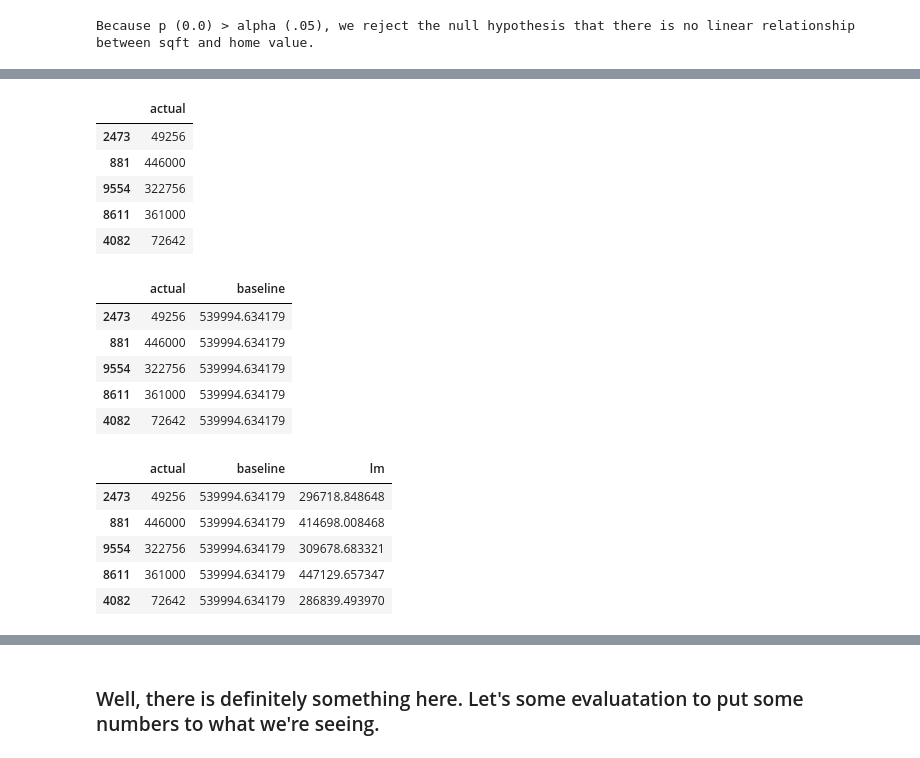
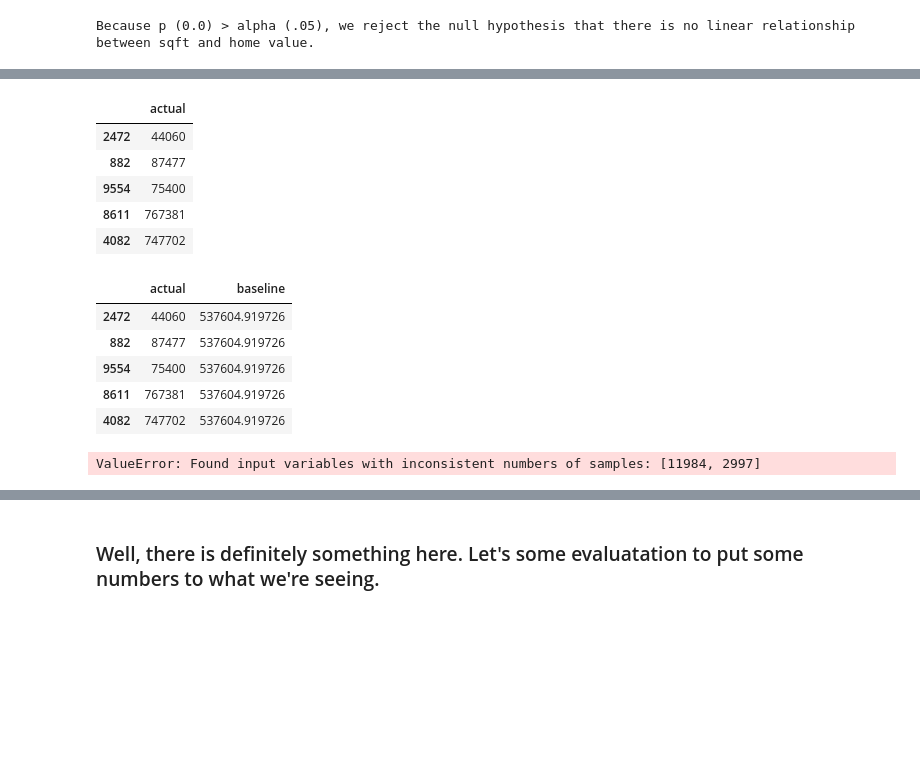
Before and after one commit to chasethompson/Home-Value-Estimator, a Jupyter notebook: zillow_project.ipynb, the cells around one changed output, grey strips where cells are left out. Cells and saved outputs as stored; diff of their text form; code cells hidden in the pictures; blank space fills up the shorter version.

Commit message:
made changes to the home value notebook

```diff
--- a/zillow_project.ipynb
+++ b/zillow_project.ipynb
@@ -499,30 +512,42 @@ Map(configuration={'api_key': None}, data_bounds=[(33.470286350631035, -118.9136
 # %%
 # first I want to create dataframe to contain our actual values and model performance
 
-predictions_train=pd.DataFrame({'actual':y_train.home_value})
+prediction_train=pd.DataFrame({'actual':y_train.home_value})
 # %%
-predictions_train.head()
+prediction_train.head()
 # %% [output]
 |  | actual |
-| 2473 | 49256 |
-| 881 | 446000 |
-| 9554 | 322756 |
-| 8611 | 361000 |
-| 4082 | 72642 |
+| 2472 | 44060 |
+| 882 | 87477 |
+| 9554 | 75400 |
+| 8611 | 767381 |
+| 4082 | 747702 |
 # %%
-# we will create a baseline, so we have something to measure model performance against
+# we will create a baseline, so we have something to measure our models performance against
+# this will be a mean of the values found in the data
 
 baseline_train = np.array([y_train.mean()[0]]*len(y_train))
-predictions_train['baseline'] = baseline_train
+prediction_train['baseline'] = baseline_train
 # %%
-predictions_train.head()
+prediction_train.head()
 # %% [output]
 |  | actual | baseline |
-| 2473 | 49256 | 539994.634179 |
-| 881 | 446000 | 539994.634179 |
-| 9554 | 322756 | 539994.634179 |
-| 8611 | 361000 | 539994.634179 |
-| 4082 | 72642 | 539994.634179 |
+| 2472 | 44060 | 537604.919726 |
+| 882 | 87477 | 537604.919726 |
+| 9554 | 75400 | 537604.919726 |
+| 8611 | 767381 | 537604.919726 |
+| 4082 | 747702 | 537604.919726 |
+# %%
+# our first model will be bathrooms by themselves
+
+X_lm1 = trained_scaled[['bathrooms']]
+y_lm1 = test_scaled
+
+lm = LinearRegression()
+lm.fit(X_lm1, y_lm1)
+prediction_train['lm_bathrooms'] = lm.predict(X_lm1)
+# %% [output]
+ValueError: Found input variables with inconsistent numbers of samples: [11984, 2997]
 # %%
 lm = LinearRegression()
 
@@ -533,13 +558,6 @@ lm_predictions=lm.predict(X_train)
 predictions_train['lm']= lm_predictions
 # %%
 predictions_train.head()
-# %% [output]
-|  | actual | baseline | lm |
-| 2473 | 49256 | 539994.634179 | 296718.848648 |
-| 881 | 446000 | 539994.634179 | 414698.008468 |
-| 9554 | 322756 | 539994.634179 | 309678.683321 |
-| 8611 | 361000 | 539994.634179 | 447129.657347 |
-| 4082 | 72642 | 539994.634179 | 286839.493970 |
 # %%
 predictions_train['residuals'] = predictions_train.lm - predictions_train.actual
 # %%
```
Also changed, not shown: parts of 34 cells of this notebook.
